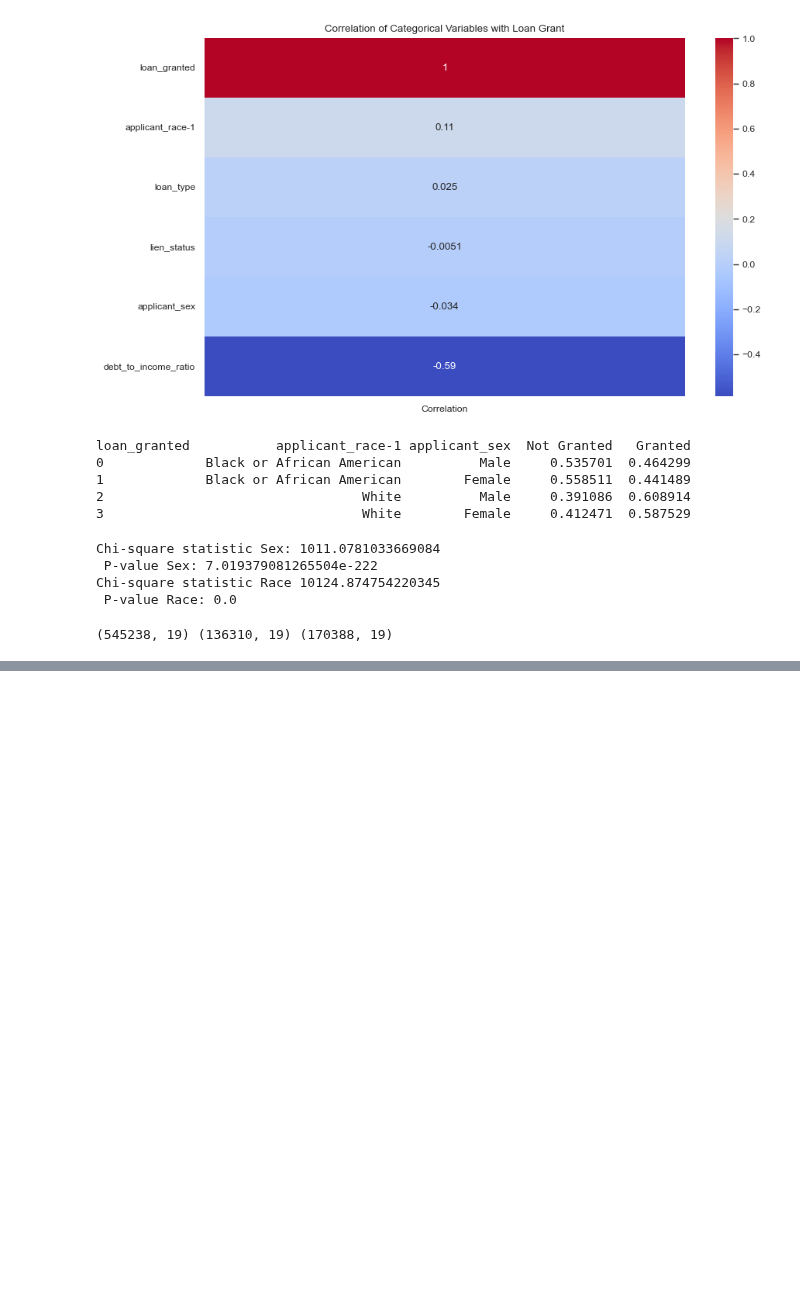
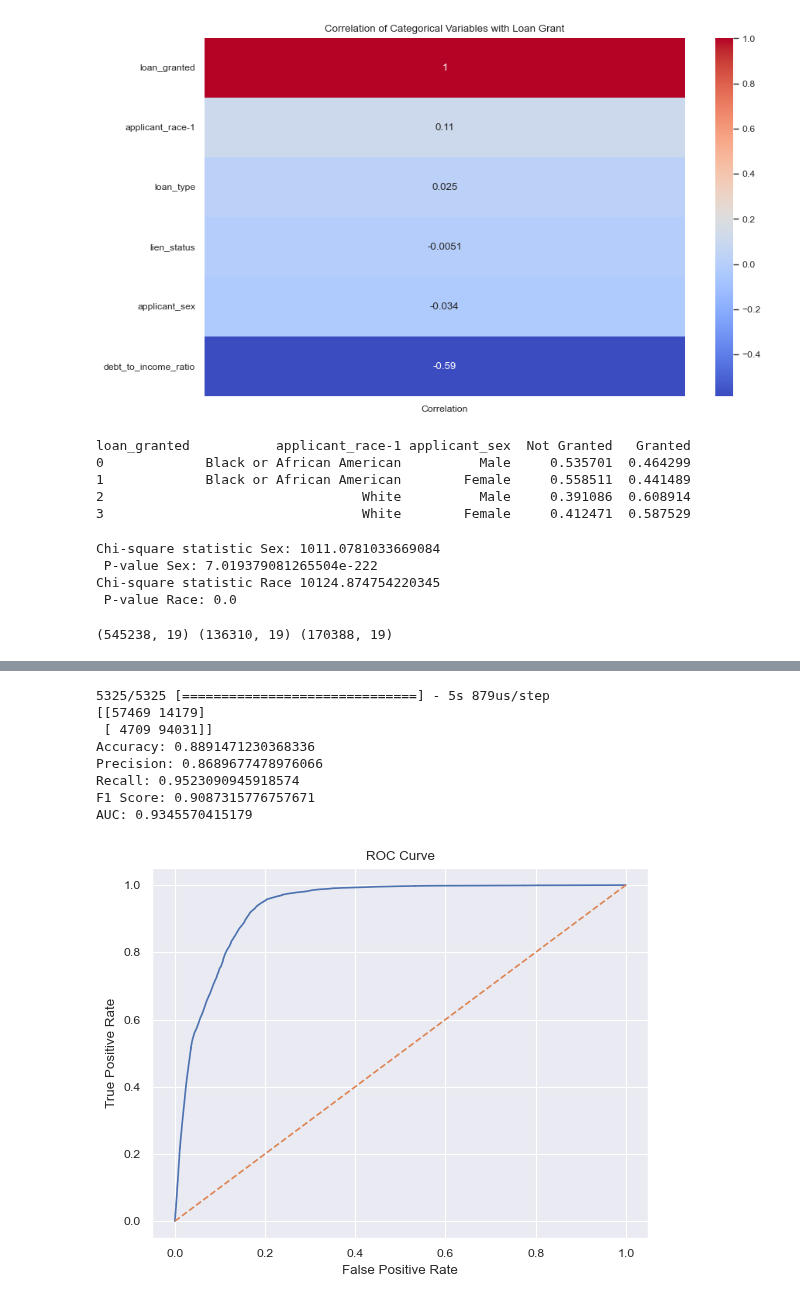
Before and after one commit to HaukeSchwarz/Thesis, a Jupyter notebook: notebooks/Main_Data_Analysis_Pipeline_V2.ipynb, the cells around one changed output, grey strips where cells are left out. Drawn from its saved outputs; the diff is of its cells as text; code cells hidden in the pictures; blank space fills up the shorter version.

```diff
--- a/notebooks/Main_Data_Analysis_Pipeline_V2.ipynb
+++ b/notebooks/Main_Data_Analysis_Pipeline_V2.ipynb
@@ -326,0 +352,37 @@ print(cm)
+# %%
+y_pred_proba = model.predict(X_test_scaled)
+y_pred = (y_pred_proba > 0.5)
+y_pred_proba = y_pred_proba.ravel()
+
+from sklearn.metrics import confusion_matrix
+cm = confusion_matrix(y_test, y_pred)
+print(cm)
+
+from sklearn.metrics import accuracy_score, precision_score, recall_score, f1_score
+print("Accuracy:", accuracy_score(y_test, y_pred))
+print("Precision:", precision_score(y_test, y_pred))
+print("Recall:", recall_score(y_test, y_pred))
+print("F1 Score:", f1_score(y_test, y_pred))
+
+from sklearn.metrics import roc_curve
+fpr, tpr, thresholds = roc_curve(y_test, y_pred_proba)
+
+from sklearn.metrics import roc_auc_score
+print("AUC:", roc_auc_score(y_test, y_pred_proba))
+
+plt.plot(fpr, tpr)
+plt.plot([0, 1], [0, 1], linestyle='--')
+plt.xlabel('False Positive Rate')
+plt.ylabel('True Positive Rate')
+plt.title('ROC Curve')
+plt.show()
+# %% [output]
+5325/5325 [==============================] - 5s 879us/step
+[[57469 14179]
+ [ 4709 94031]]
+Accuracy: 0.8891471230368336
+Precision: 0.8689677478976066
+Recall: 0.9523090945918574
+F1 Score: 0.9087315776757671
+AUC: 0.9345570415179
+[figure, added]
```
Also changed, not shown: parts of 4 cells of this notebook.
